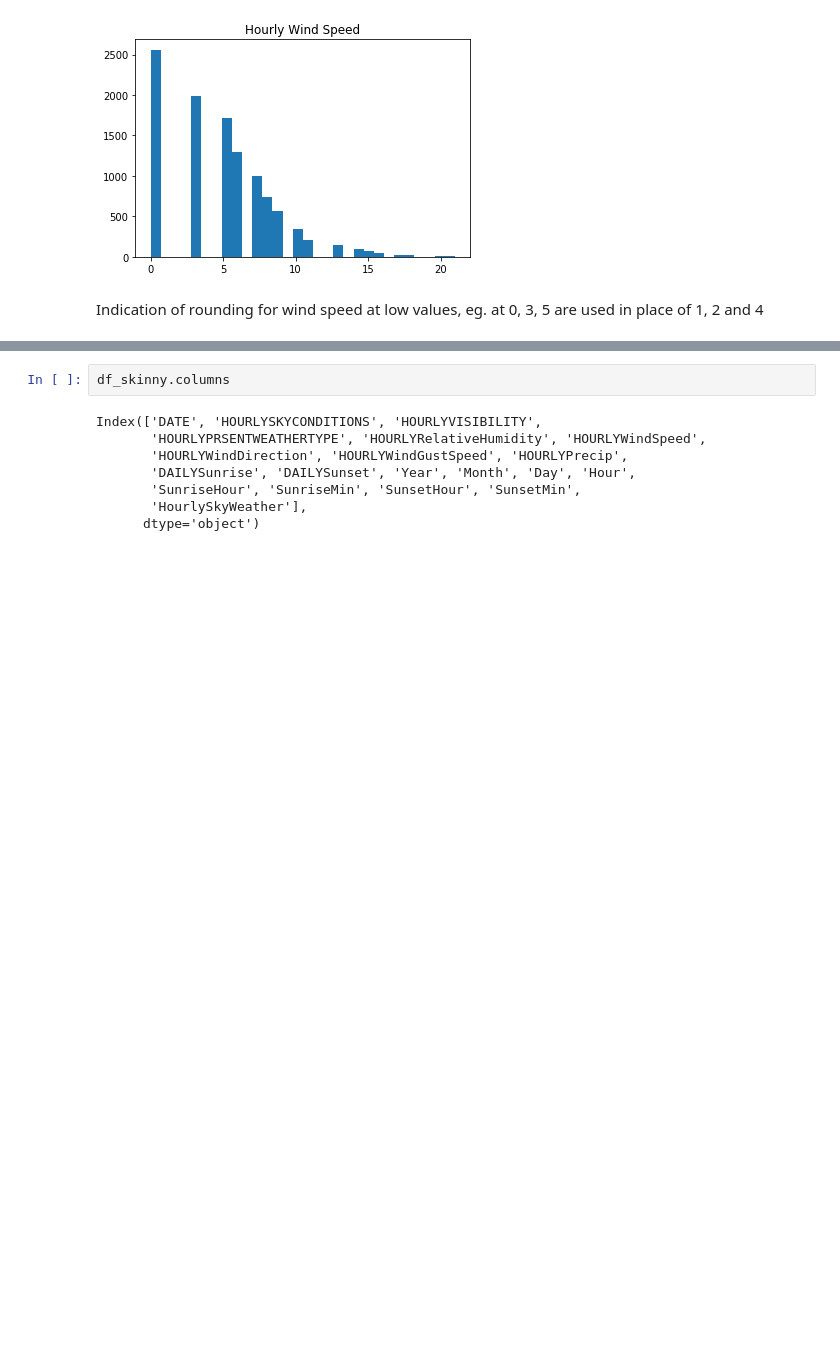
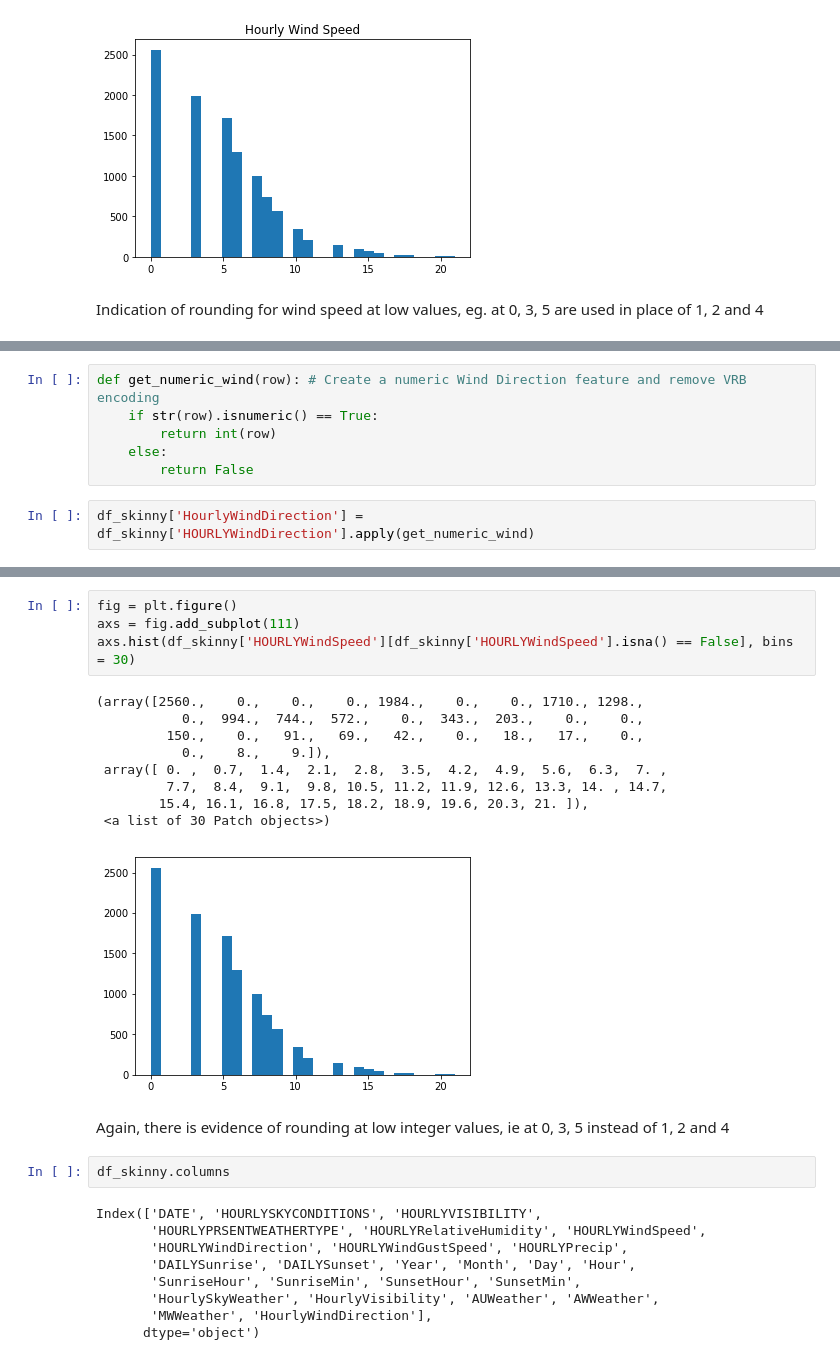
Before and after one commit to Ecboxer/weatherData, a Jupyter notebook: notebooks/explore.ipynb, the cells around one changed output, grey strips where cells are left out. Saved outputs shown, nothing was run; the diff lists cells and outputs as text; blank space fills up the shorter version.

Commit message:
Examined wind speed and direction

```diff
--- a/notebooks/explore.ipynb
+++ b/notebooks/explore.ipynb
@@ -384,0 +418,8 @@ Indication of rounding for wind speed at low values, eg. at 0, 3, 5 are used in
+# %%
+def get_numeric_wind(row): # Create a numeric Wind Direction feature and remove VRB encoding
+    if str(row).isnumeric() == True:
+        return int(row)
+    else:
+        return False
+# %%
+df_skinny['HourlyWindDirection'] = df_skinny['HOURLYWindDirection'].apply(get_numeric_wind)
@@ -385,3 +517,19 @@ Indication of rounding for wind speed at low values, eg. at 0, 3, 5 are used in
+# %%
+fig = plt.figure()
+axs = fig.add_subplot(111)
+axs.hist(df_skinny['HOURLYWindSpeed'][df_skinny['HOURLYWindSpeed'].isna() == False], bins = 30)
+# %% [output]
+(array([2560.,    0.,    0.,    0., 1984.,    0.,    0., 1710., 1298.,
+           0.,  994.,  744.,  572.,    0.,  343.,  203.,    0.,    0.,
+         150.,    0.,   91.,   69.,   42.,    0.,   18.,   17.,    0.,
+           0.,    8.,    9.]),
+ array([ 0. ,  0.7,  1.4,  2.1,  2.8,  3.5,  4.2,  4.9,  5.6,  6.3,  7. ,
+         7.7,  8.4,  9.1,  9.8, 10.5, 11.2, 11.9, 12.6, 13.3, 14. , 14.7,
+        15.4, 16.1, 16.8, 17.5, 18.2, 18.9, 19.6, 20.3, 21. ]),
+ <a list of 30 Patch objects>)
+[figure, added]
+# %% [markdown]
+Again, there is evidence of rounding at low integer values, ie at 0, 3, 5 instead of 1, 2 and 4
 # %%
 df_skinny.columns
 # %% [output]
@@ -390,5 +538,6 @@ Index(['DATE', 'HOURLYSKYCONDITIONS', 'HOURLYVISIBILITY',
        'HOURLYWindDirection', 'HOURLYWindGustSpeed', 'HOURLYPrecip',
        'DAILYSunrise', 'DAILYSunset', 'Year', 'Month', 'Day', 'Hour',
        'SunriseHour', 'SunriseMin', 'SunsetHour', 'SunsetMin',
-       'HourlySkyWeather'],
+       'HourlySkyWeather', 'HourlyVisibility', 'AUWeather', 'AWWeather',
+       'MWWeather', 'HourlyWindDirection'],
       dtype='object')
```
Also changed, not shown: parts of 12 cells of this notebook.
